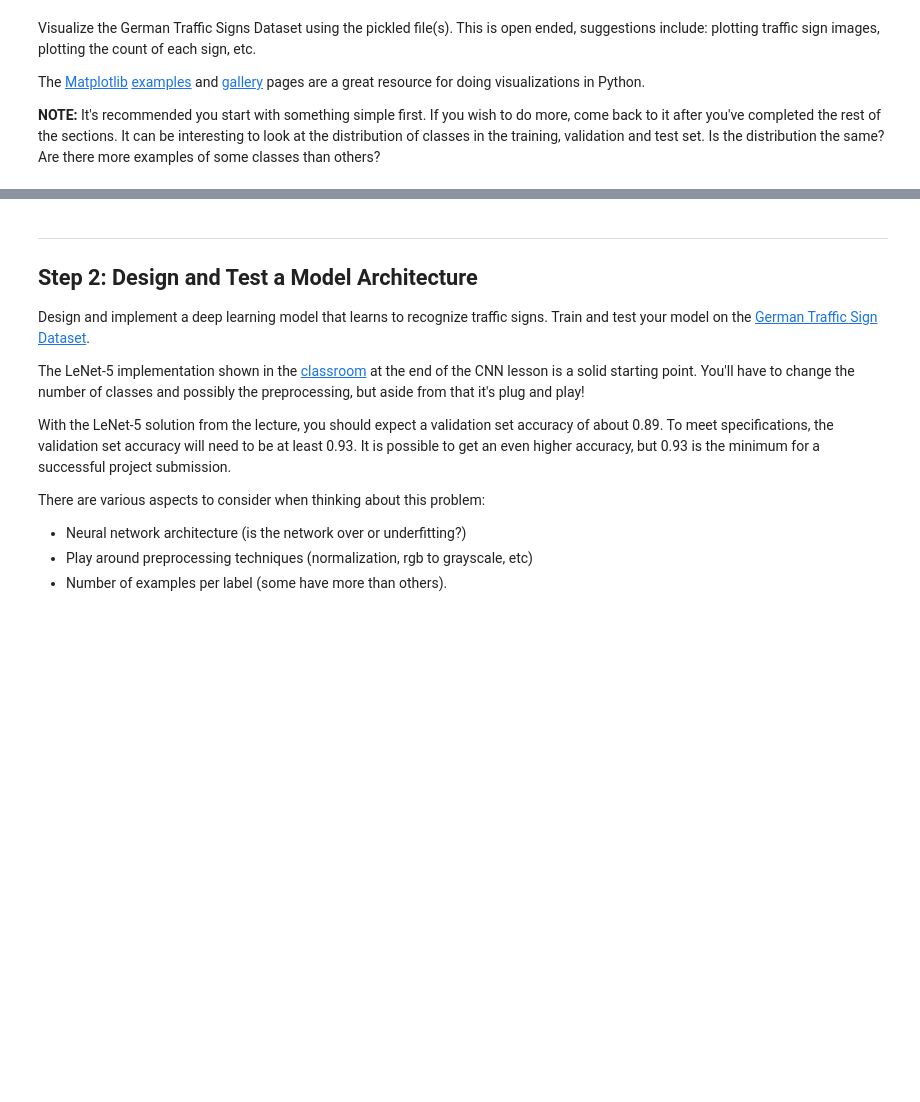
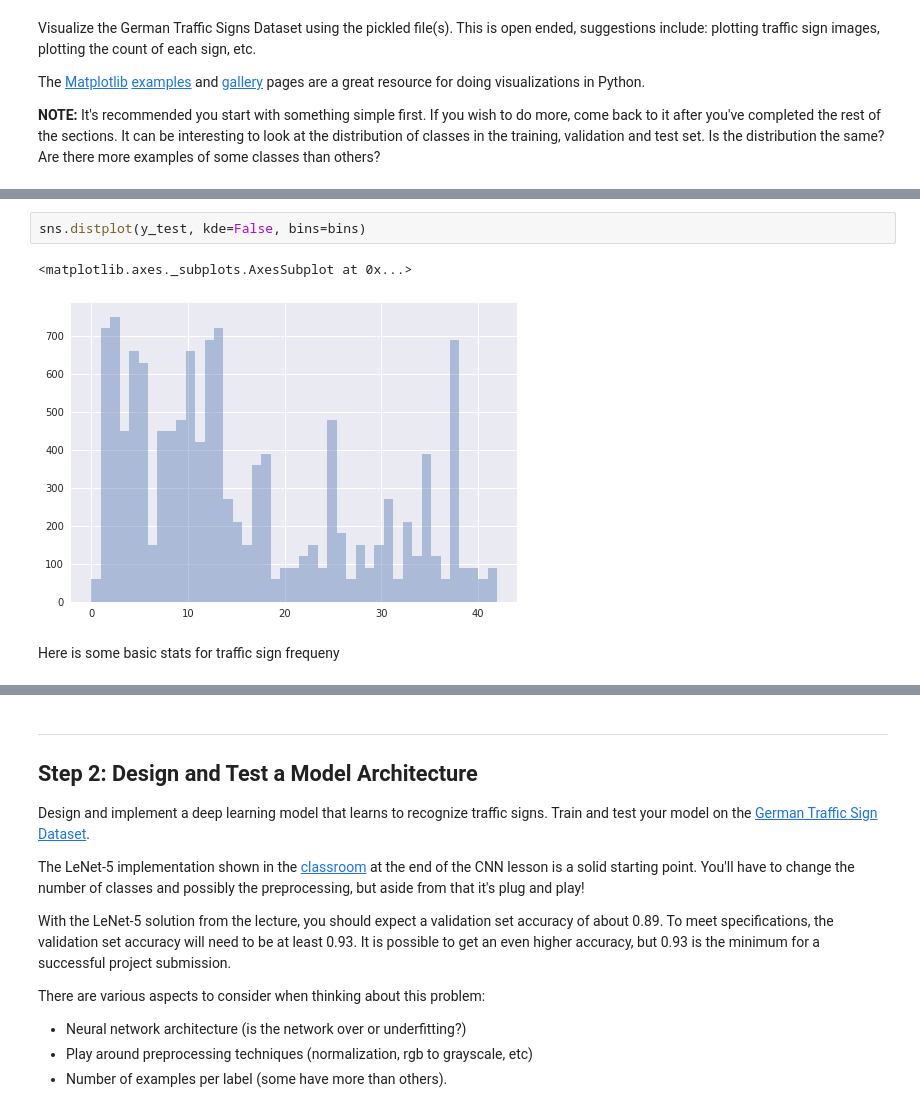
Before and after one commit to vanjacksing/SelfDriving, a Jupyter notebook: Project2_TrafficSigns/Traffic_Sign_Classifier.ipynb, the cells around one changed output, grey strips where cells are left out. Cells and saved outputs as stored; diff of their text form; blank space fills up the shorter version.

```diff
--- a/Project2_TrafficSigns/Traffic_Sign_Classifier.ipynb
+++ b/Project2_TrafficSigns/Traffic_Sign_Classifier.ipynb
@@ -110,0 +124,7 @@ print(y_train[index])
+# %%
+sns.distplot(y_test, kde=False, bins=bins)
+# %% [output]
+<matplotlib.axes._subplots.AxesSubplot at 0x...>
+[figure, added]
+# %% [markdown]
+Here is some basic stats for traffic sign frequeny
```
Also changed, not shown: parts of 35 cells of this notebook, 17 other files.
